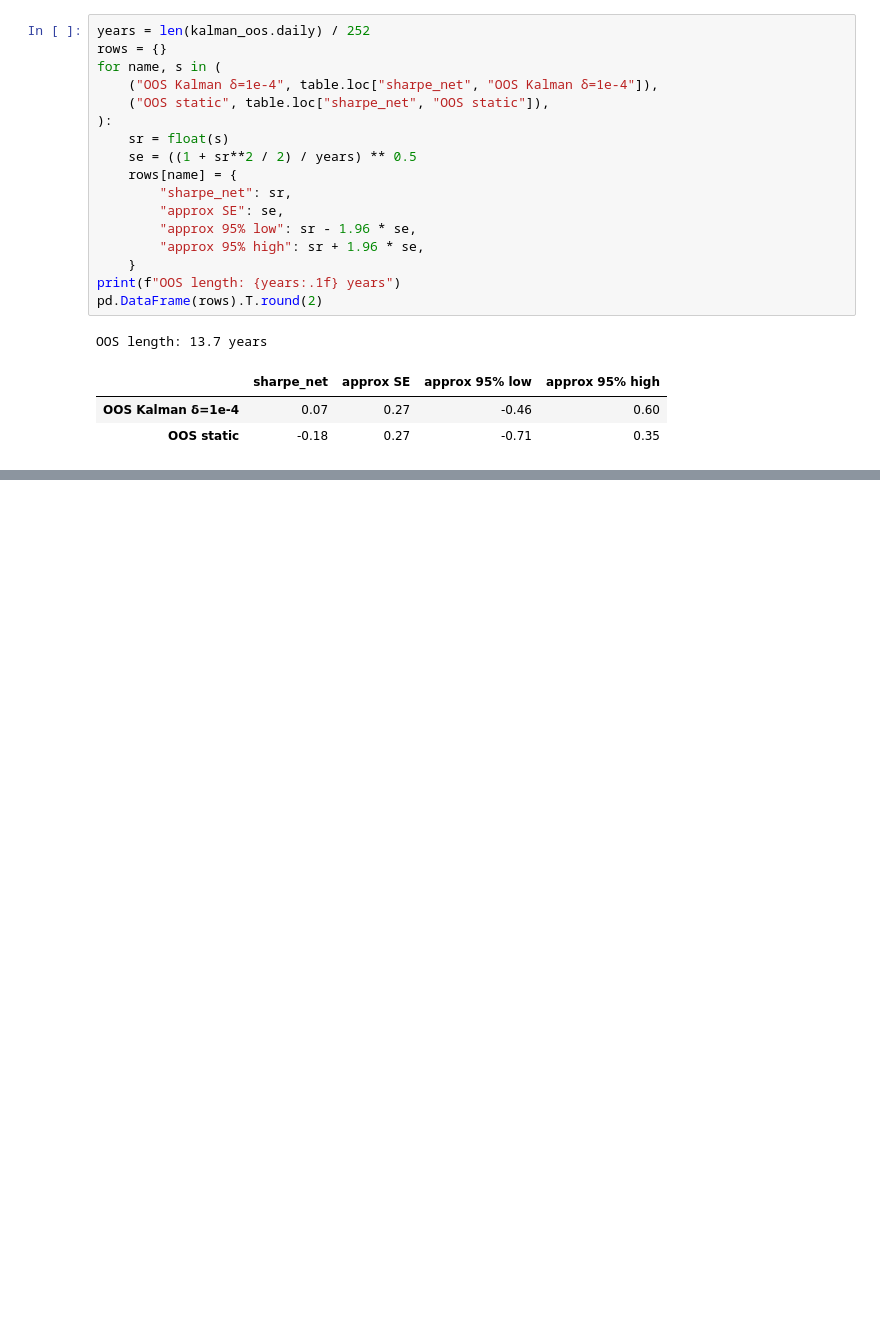
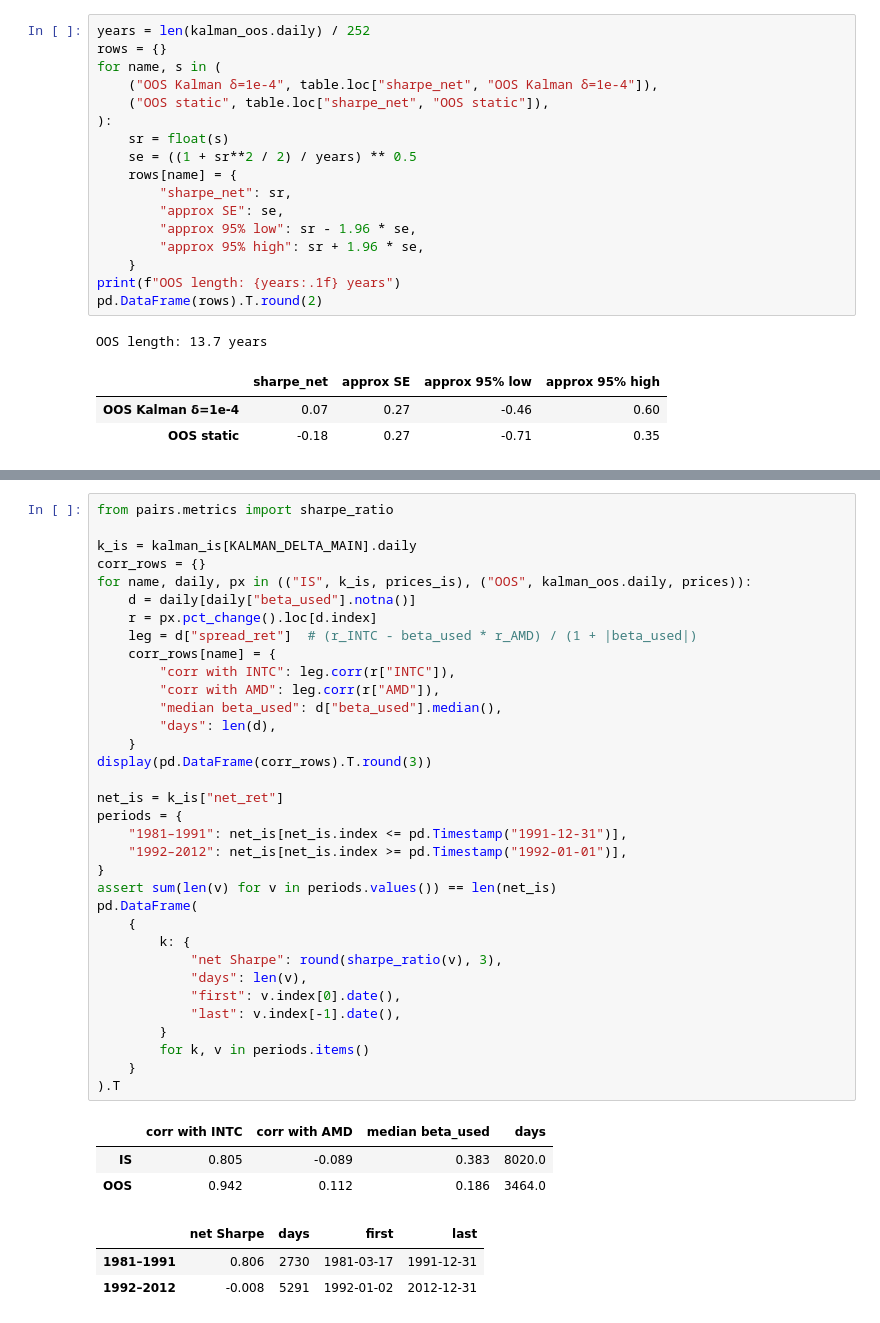
Before and after one commit to clotilderaffii/takehome_pairs-trading, a Jupyter notebook: notebooks/06_kalman.ipynb, the cells around one changed output, grey strips where cells are left out. Cells and saved outputs as stored; diff of their text form; blank space fills up the shorter version.

```diff
--- a/notebooks/06_kalman.ipynb
+++ b/notebooks/06_kalman.ipynb
@@ -282,0 +287,41 @@ OOS length: 13.7 years
+# %%
+from pairs.metrics import sharpe_ratio
+
+k_is = kalman_is[KALMAN_DELTA_MAIN].daily
+corr_rows = {}
+for name, daily, px in (("IS", k_is, prices_is), ("OOS", kalman_oos.daily, prices)):
+    d = daily[daily["beta_used"].notna()]
+    r = px.pct_change().loc[d.index]
+    leg = d["spread_ret"]  # (r_INTC - beta_used * r_AMD) / (1 + |beta_used|)
+    corr_rows[name] = {
+        "corr with INTC": leg.corr(r["INTC"]),
+        "corr with AMD": leg.corr(r["AMD"]),
+        "median beta_used": d["beta_used"].median(),
+        "days": len(d),
+    }
+display(pd.DataFrame(corr_rows).T.round(3))
+
+net_is = k_is["net_ret"]
+periods = {
+    "1981–1991": net_is[net_is.index <= pd.Timestamp("1991-12-31")],
+    "1992–2012": net_is[net_is.index >= pd.Timestamp("1992-01-01")],
+}
+assert sum(len(v) for v in periods.values()) == len(net_is)
+pd.DataFrame(
+    {
+        k: {
+            "net Sharpe": round(sharpe_ratio(v), 3),
+            "days": len(v),
+            "first": v.index[0].date(),
+            "last": v.index[-1].date(),
+        }
+        for k, v in periods.items()
+    }
+).T
+# %% [output]
+|  | corr with INTC | corr with AMD | median beta_used | days |
+| IS | 0.805 | -0.089 | 0.383 | 8020.0 |
+| OOS | 0.942 | 0.112 | 0.186 | 3464.0 |
+|  | net Sharpe | days | first | last |
+| 1981–1991 | 0.806 | 2730 | 1981-03-17 | 1991-12-31 |
+| 1992–2012 | -0.008 | 5291 | 1992-01-02 | 2012-12-31 |
```
Also changed, not shown: parts of 2 cells of this notebook, 8 other files.
